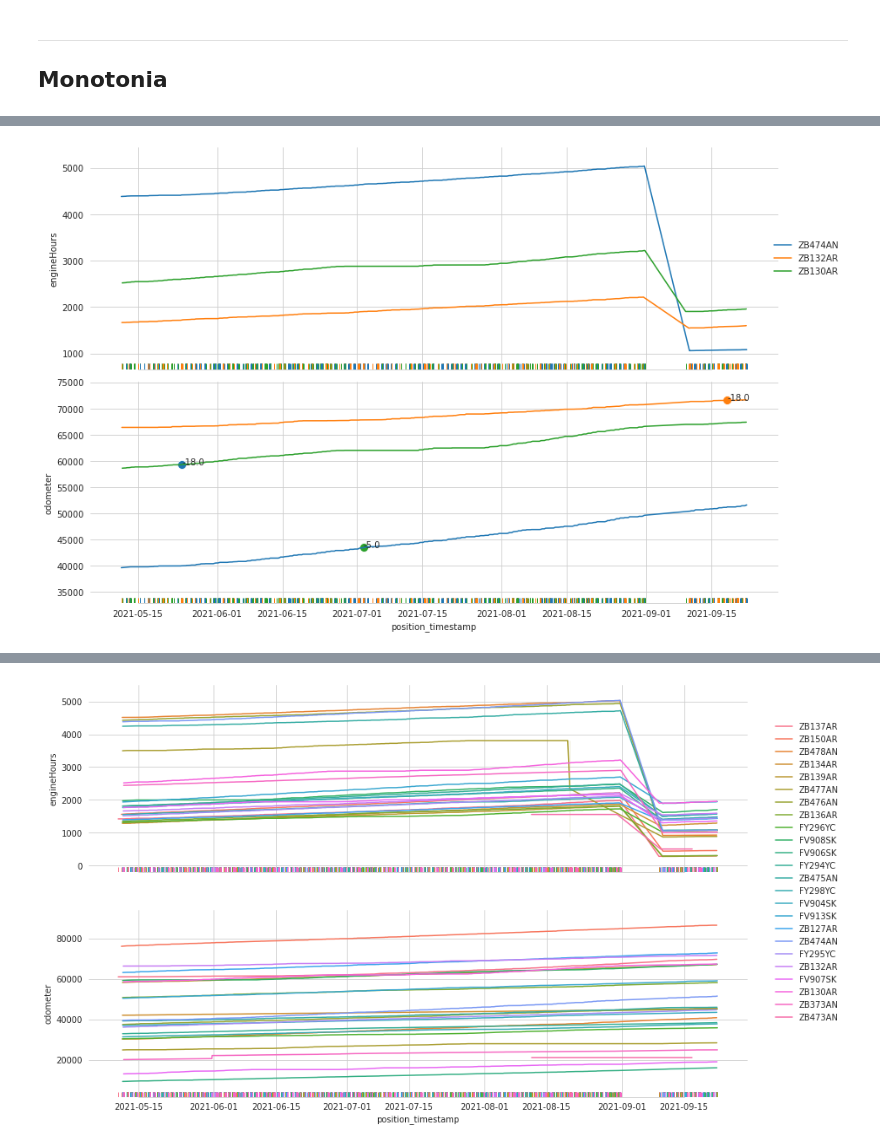
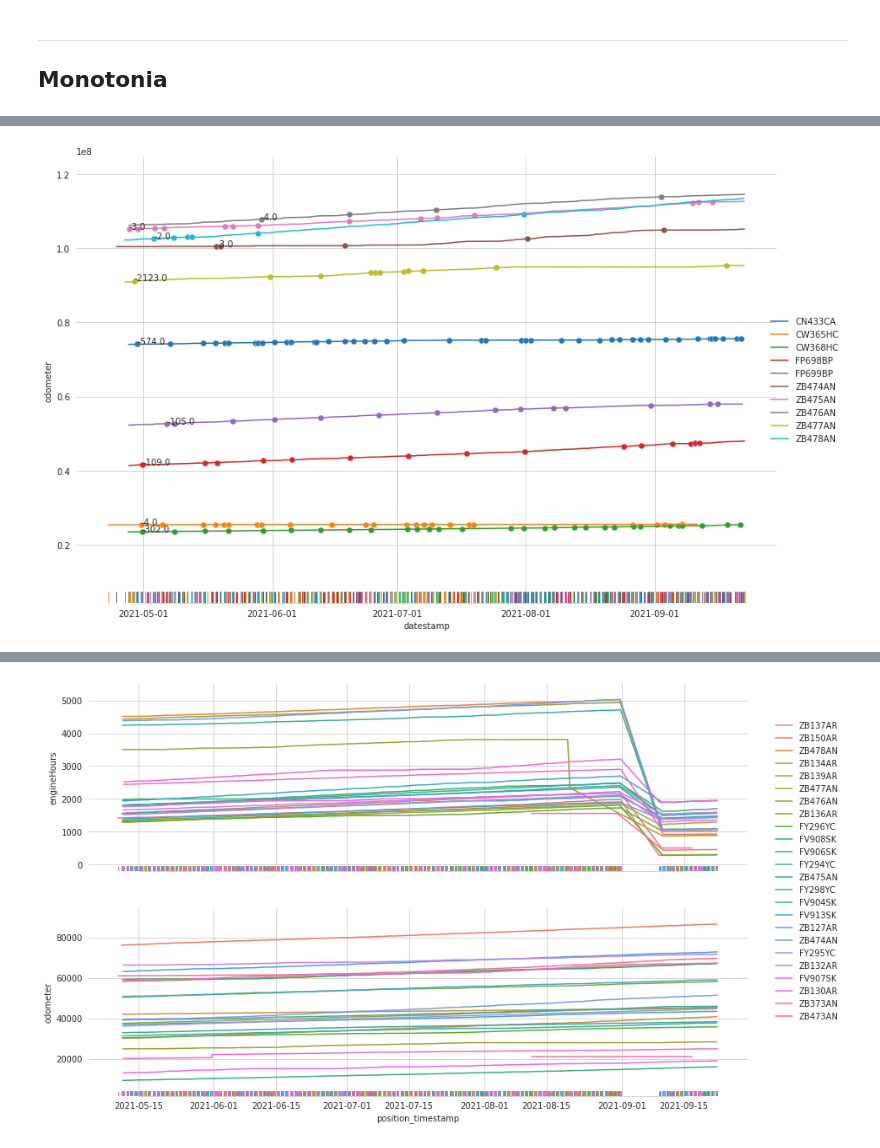
Before and after one commit to antonioalbanese/ai4trucks, a Jupyter notebook: visirun_analysis.ipynb, the cells around one changed output, grey strips where cells are left out. Drawn from its saved outputs; the diff is of its cells as text; code cells hidden in the pictures.

```diff
--- a/visirun_analysis.ipynb
+++ b/visirun_analysis.ipynb
@@ -180,0 +143,14 @@ fatture[fatture.Targa.isin(df_VIS_vehicles.vehiclePlate.unique())].groupby("Targ
+# %%
+df_VIS_vehicles["position_date"] = df_VIS_vehicles.datestamp.dt.date
+tmp = df_VIS_vehicles[df_VIS_vehicles.datestamp.dt.year==2021].drop(["filename", "lastCommunicationDatetime"], axis=1).drop_duplicates().sort_values(by="position_date").groupby(["vehiclePlate", "position_date"], as_index=False).key.count()
+tmp['c'] = tmp.key / tmp.key.max()
+g = sns.relplot(
+    data=tmp,
+    x="position_date", y="vehiclePlate", hue="c", size="c",
+    palette="vlag", hue_norm=(-1, 1), edgecolor=".7",
+    height=10, sizes=(50, 250), size_norm=(-.2, .8), aspect=1.5
+)
+
+for t in g._legend.get_texts():
+    t.set_text(int(float(t.get_text())*tmp.key.max()))
+g._legend.set_title("Samples")
@@ -181,5 +166,7 @@ fatture[fatture.Targa.isin(df_VIS_vehicles.vehiclePlate.unique())].groupby("Targ
 # %% [markdown]
 ---
 ## Monotonia
+# %%
+df_VIS_vehicles = df_VIS_vehicles[df_VIS_vehicles.datestamp.dt.year==2021].drop(["filename", "lastCommunicationDatetime"], axis=1).drop_duplicates()
 # %%
 fig, ax = plt.subplots(1,2, figsize=(12,4))
@@ -191,22 +178,21 @@ plt.show()
 # %%
-tmp = df_VIS_vehicles[df_VIS_vehicles.groupby('vehiclePlate').odometer.transform(lambda x: not x.is_monotonic_increasing)]
-fig, ax = plt.subplots(2,1, figsize=(12,8), sharex=True)
-sns.lineplot(data=tmp, x="datestamp", y="engineHours", hue="vehiclePlate", ax=ax[0])
-sns.rugplot(data=tmp, x="datestamp", hue="vehiclePlate", ax=ax[0])
+fig, ax = plt.subplots(figsize=(12,8), sharex=True)
+# sns.lineplot(data=df_VIS_vehicles, x="datestamp", y="workMinutes", hue="vehiclePlate", ax=ax[0])
+# sns.rugplot(data=df_VIS_vehicles, x="datestamp", hue="vehiclePlate", ax=ax[0])
 
-sns.lineplot(data=tmp, x="datestamp", y="odometer", hue="vehiclePlate", ax=ax[1])
-sns.rugplot(data=tmp, x="datestamp", hue="vehiclePlate", ax=ax[1])
+sns.lineplot(data=df_VIS_vehicles, x="datestamp", y="odometer", hue="vehiclePlate", ax=ax)
+sns.rugplot(data=df_VIS_vehicles, x="datestamp", hue="vehiclePlate", ax=ax)
 
-for i, (vehiclePlate, d) in enumerate(tmp.groupby('vehiclePlate')[["datestamp", "odometer"]]):
+for i, (vehiclePlate, d) in enumerate(df_VIS_vehicles.groupby('vehiclePlate')[["datestamp", "odometer"]]):
     d["df"] = d.odometer.diff().fillna(0)
-    sns.scatterplot(data=d[d.df<0], x="datestamp", y="odometer", markers="*", s=100)
+    sns.scatterplot(data=d[d.df<0], x="datestamp", y="odometer", markers="*", s=50)
     plt.text(x=d[d.df<0].datestamp.values[0], y=d[d.df<0].odometer.values[0], s=str(d[d.df<0].df.values[0]))
 
 fig.tight_layout()
-ax[1].get_legend().remove()
+# ax[1].get_legend().remove()
 
 sns.despine(trim=True, left=True)
-ax[0].legend(frameon=False, loc="center right", bbox_to_anchor=(1.1,.5))
+ax.legend(frameon=False, loc="center right", bbox_to_anchor=(1.1,0.5))
 plt.show()
 # %% [output]
-[figure, old version]
+[figure, new version]
```
Also changed, not shown: parts of 28 cells of this notebook, 2 other files.
